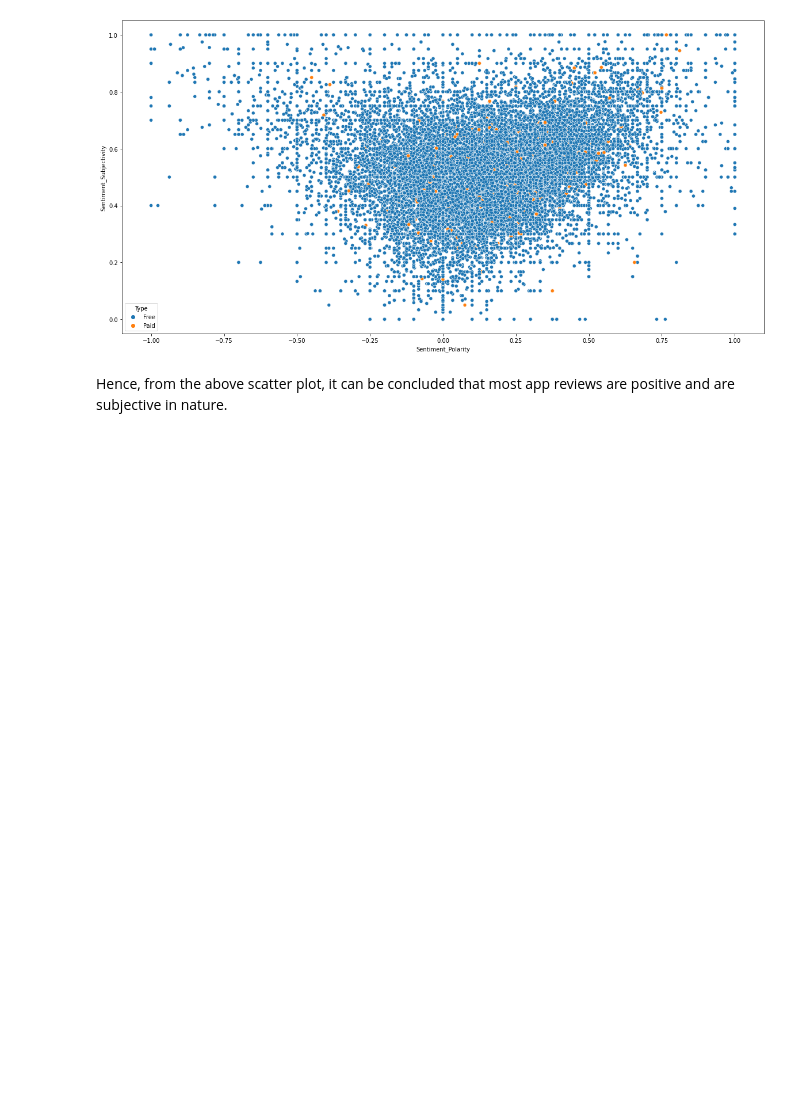
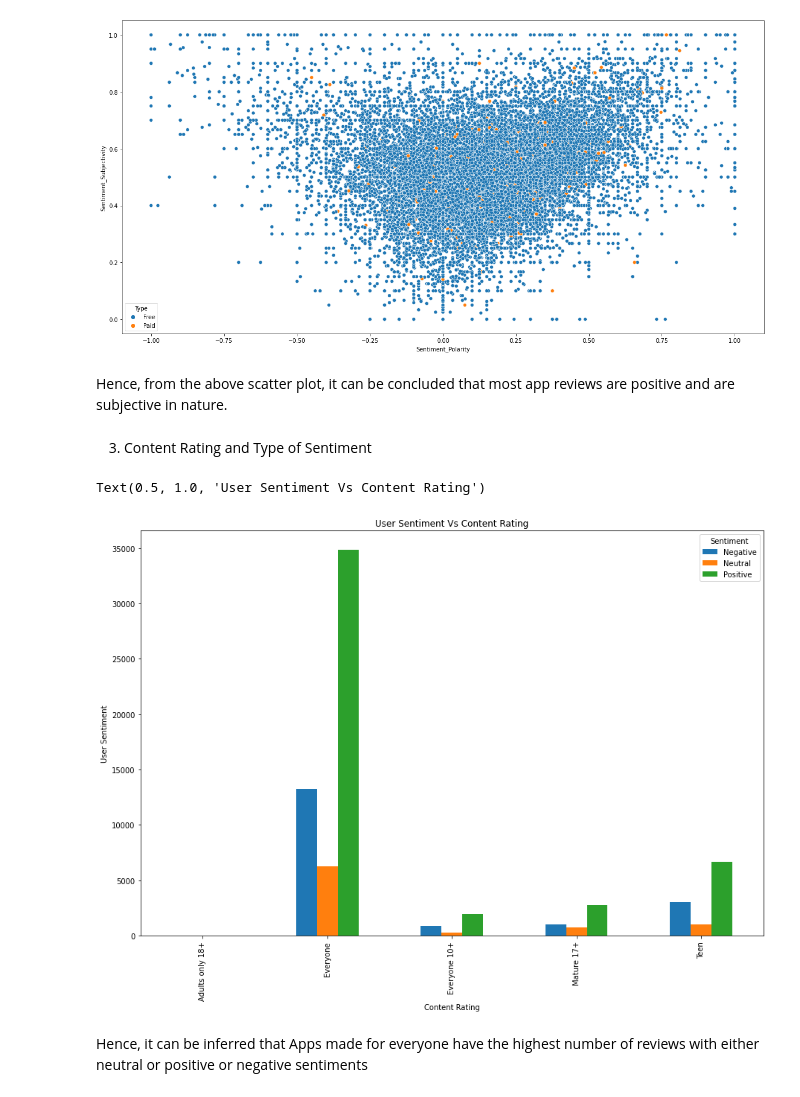
Before and after one commit to Sanjeevhegde009/EDA-Capstone-Project-Playstore-App-Data-Review, a Jupyter notebook: EDA_Capstone_Project_Playstore_App_Reviews.ipynb, the cells around one changed output. Cells and saved outputs as stored; diff of their text form; code cells hidden in the pictures; blank space fills up the shorter version.

```diff
--- a/EDA_Capstone_Project_Playstore_App_Reviews.ipynb
+++ b/EDA_Capstone_Project_Playstore_App_Reviews.ipynb
@@ -772,3 +838,17 @@ sns.scatterplot(x='Sentiment_Polarity',y='Sentiment_Subjectivity',data=ultimate_
 [figure]
 # %% [markdown]
 Hence, from the above scatter plot, it can be concluded that most app reviews are positive and are subjective in nature.
+# %% [markdown]
+3. Content Rating and Type of Sentiment
+# %%
+#Sentiments based on the Content Rating
+content_sentiment= ultimate_df.groupby('Content Rating')['Sentiment'].value_counts().unstack()  #Performing groupby to categorise the above mentioned parameters
+# %%
+content_sentiment.plot(kind='bar')
+plt.ylabel('User Sentiment')
+plt.title('User Sentiment Vs Content Rating')
+# %% [output]
+Text(0.5, 1.0, 'User Sentiment Vs Content Rating')
+[figure, added]
+# %% [markdown]
+Hence, it can be inferred that Apps made for everyone have the highest number of reviews with either neutral or positive or negative sentiments
```
Also changed, not shown: parts of 15 cells of this notebook.
